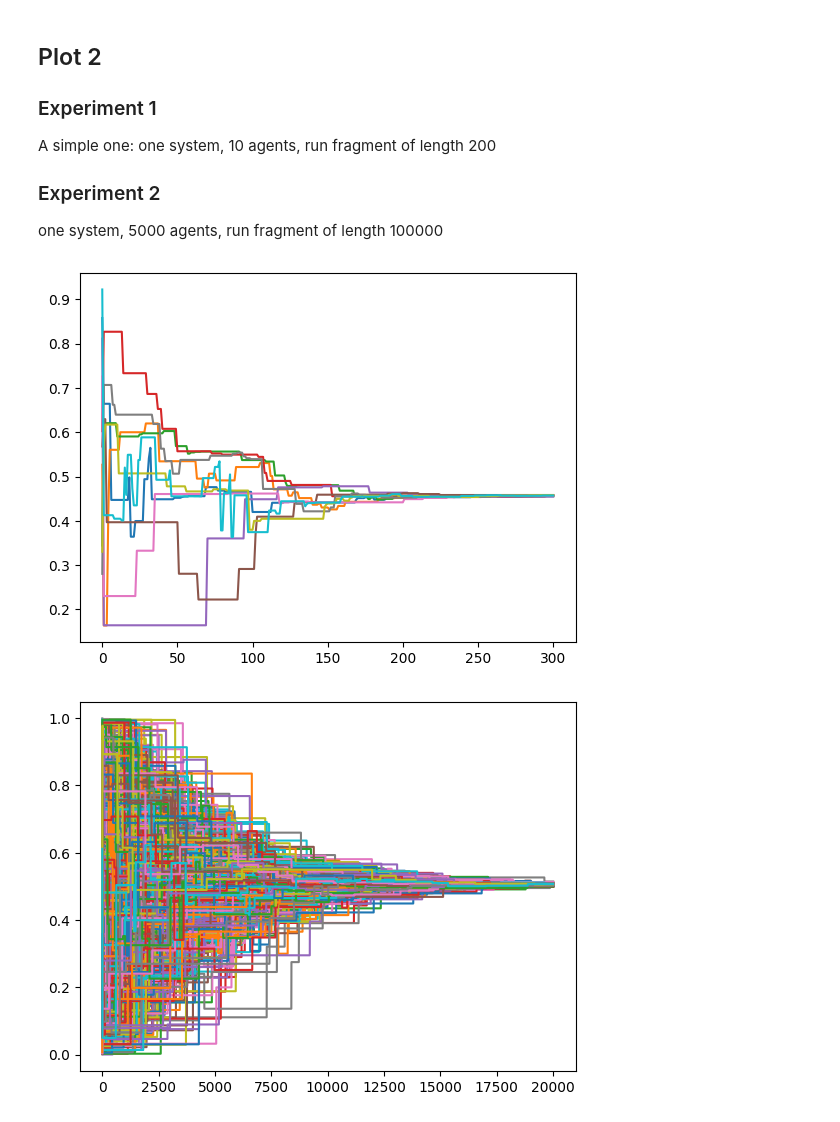
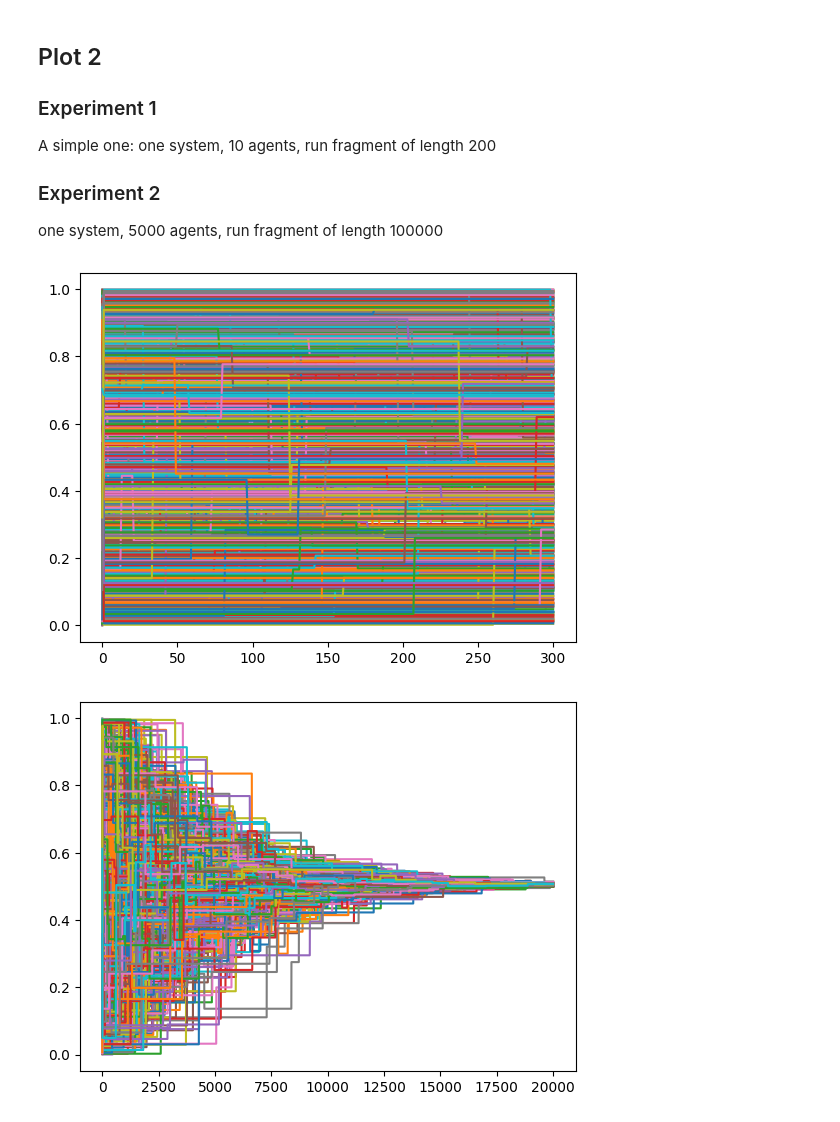
Before and after one commit to promueva/Fairness-and-Consensus-in-Opinion-Models, a Jupyter notebook: article_data.ipynb, the cells around one changed output. Saved outputs shown, nothing was run; the diff lists cells and outputs as text; code cells hidden in the pictures.

```diff
--- a/article_data.ipynb
+++ b/article_data.ipynb
@@ -49,33 +42,33 @@ one system, 5000 agents, run fragment of length 100000
 # %%
 import numpy as np
 from PushDeGrootGraph import *
 from WordGenerator import *
 import matplotlib.pyplot as plt
 
 graph_samples = 1
 trials_per_graph = 1
-nodes = 10
+nodes = 1000
 word_len = 300
 
 G = PushDeGrootGraph(nodes)
 G.set_initial_opinions()
 w = generate_random_word(G, word_len)
 G.execute_word(w)
 
 
 history = np.transpose(G.history)
 
 # Create a figure and axis
 fig, ax = plt.subplots()
 
 # Iterate through each column (representing 'i') in the transposed 'history' and plot it
 for i, data in enumerate(history):
     ax.plot(data,  label=f"i = {i+1}")
 
 
 plt.show()
 # %% [output]
-[figure, old version]
+[figure, new version]
 # %%
 import numpy as np
 from PushDeGrootGraph import *
```
Also changed, not shown: parts of 24 cells of this notebook.
